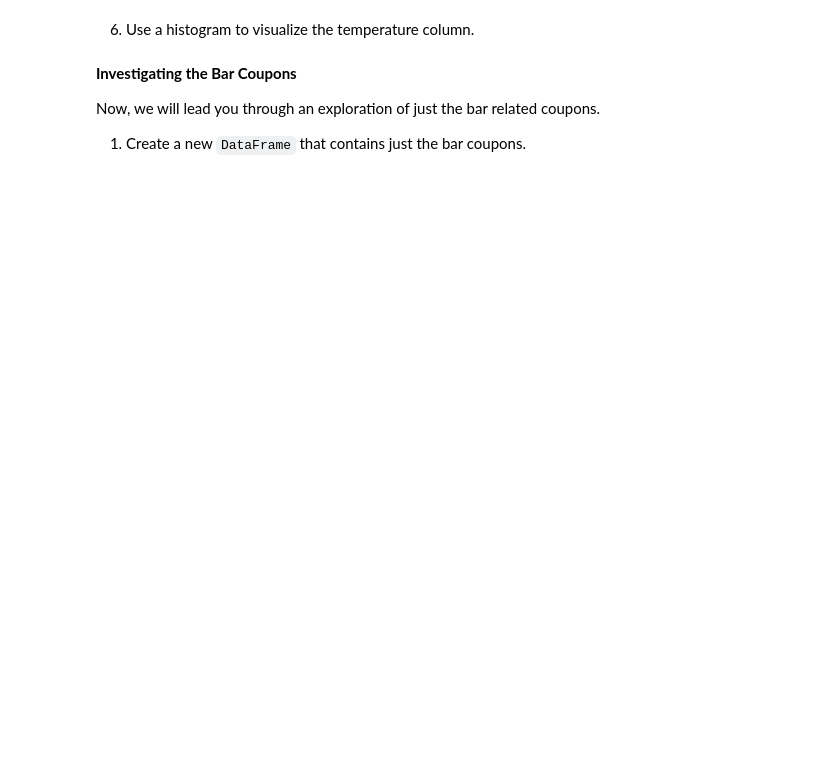
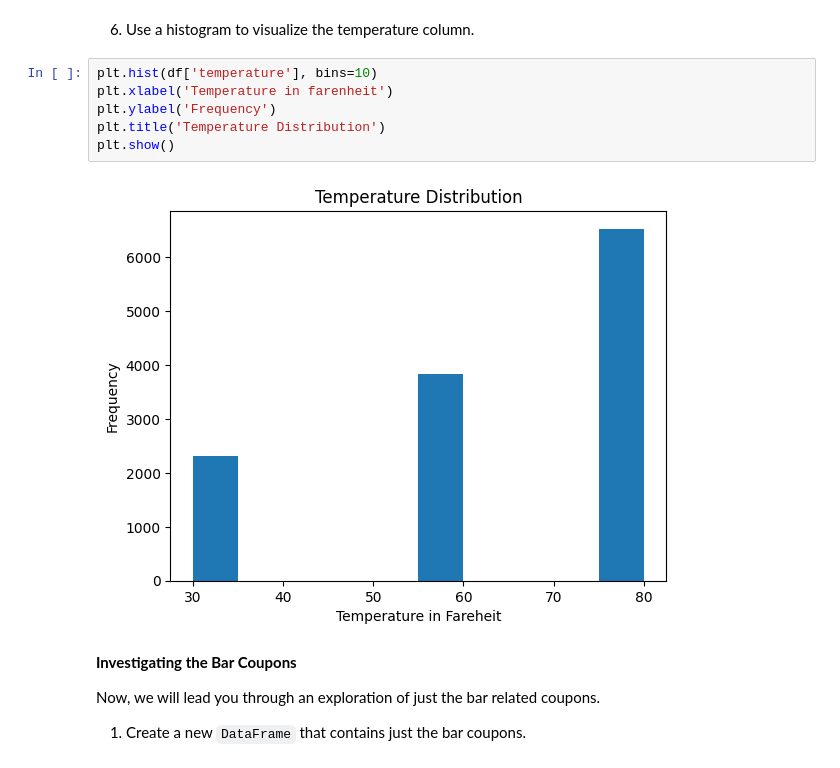
Before and after one commit to andrespineda/UC-Berkeley-MLAI, a Jupyter notebook: prompt.ipynb, the cells around one changed output. Drawn from its saved outputs; the diff is of its cells as text; blank space fills up the shorter version.

```diff
--- a/prompt.ipynb
+++ b/prompt.ipynb
@@ -210,5 +281,13 @@ max             1.000000        1.000000       1.000000      1.000000
 # %% [markdown]
 6. Use a histogram to visualize the temperature column.
+# %%
+plt.hist(df['temperature'], bins=10)
+plt.xlabel('Temperature in farenheit')
+plt.ylabel('Frequency')
+plt.title('Temperature Distribution')
+plt.show()
+# %% [output]
+[figure, added]
 # %% [markdown]
 **Investigating the Bar Coupons**
 
```
Also changed, not shown: parts of 24 cells of this notebook.
